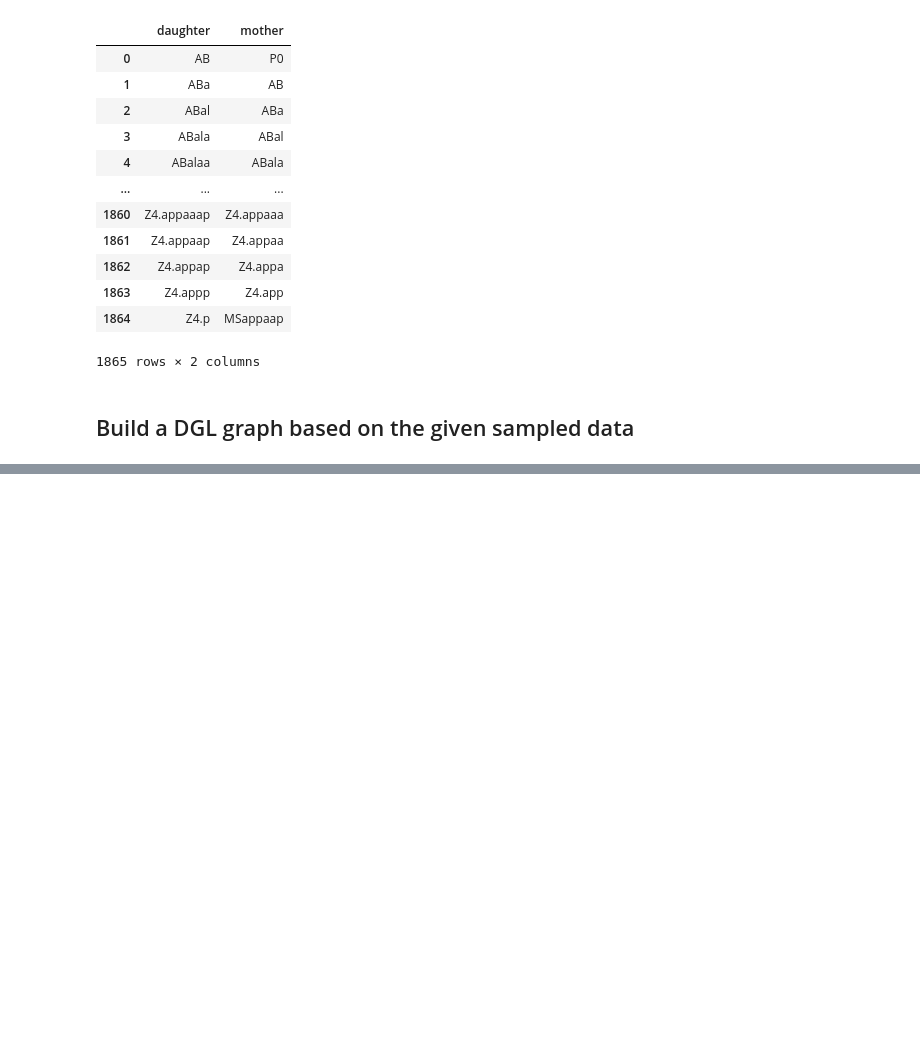
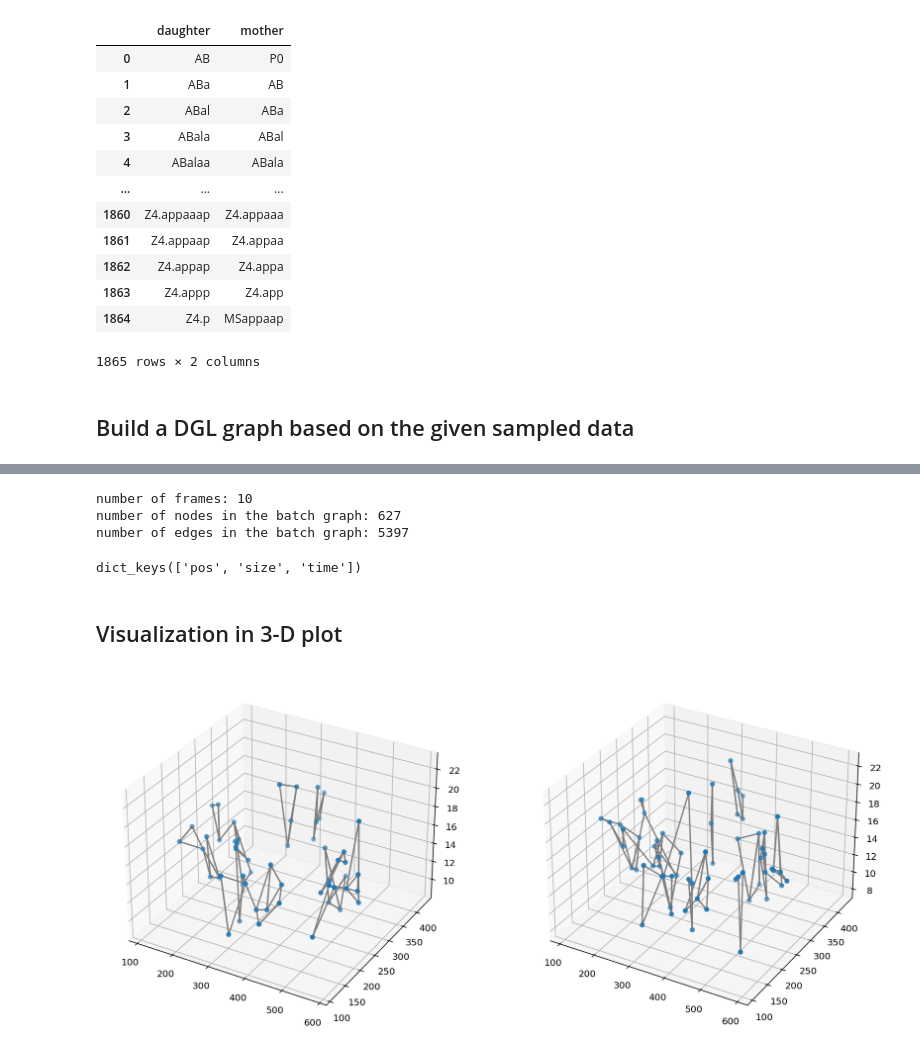
Before and after one commit to LspongebobJH/DevoGraph, a Jupyter notebook: stage_2/stage_2.ipynb, the cells around one changed output, grey strips where cells are left out. Cells and saved outputs as stored; diff of their text form; code cells hidden in the pictures; blank space fills up the shorter version.

Commit message:
visualizing 3-d directed temporal graphs

```diff
--- a/stage_2/stage_2.ipynb
+++ b/stage_2/stage_2.ipynb
@@ -84,0 +88,55 @@ Name: size, Length: 252285, dtype: float64
+# %%
+# load graphs from disk. if there's no existing graphs, download them from url
+datasets = data.CETemporalGraphKNN(
+        time_start=0, time_end=10, knn_k=3,
+        url='https://raw.githubusercontent.com/LspongebobJH/DevoGraph/main/data/CE_raw_data.csv?token=GHSAT0AAAAAABMX6RJRRFC2U5QOCZXHNBVYYVL5Y2A')
+
+# convert the temporal graph datasets into a batch graph with directed links that connect
+# cells across different frames according to the lineage tree given in the second param
+res_g, batch_node_interval = data.to_temporal_directed(datasets, '~/.CEData/CE_lineage_data.csv')
+
+# store the directed temporal graphs into datasets for later convenient operations
+datasets.set_batch_graph(res_g)
+datasets.set_info({'batch_node_interval': batch_node_interval})
+# %%
+print(f"number of frames: {len(datasets)}")
+print(f"number of nodes in the batch graph: {datasets.batch_graph.number_of_nodes()}")
+print(f"number of edges in the batch graph: {datasets.batch_graph.number_of_edges()}")
+# %% [output]
+number of frames: 10
+number of nodes in the batch graph: 627
+number of edges in the batch graph: 5397
+# %%
+# node features
+# pos: 3-D position (x,y,z); size: volumn; time: the timestamp relative to the temporal graph series
+datasets[0].ndata.keys()
+# %% [output]
+dict_keys(['pos', 'size', 'time'])
+# %% [markdown]
+## Visualization in 3-D plot
+# %%
+fig = plt.figure(figsize=(15, 15))
+
+g = datasets[3]
+pos = g.ndata['pos']
+
+ax = fig.add_subplot(121, projection='3d')
+ax.scatter(pos[:, 0], pos[:, 1], pos[:, 2], marker='o')
+edges = np.array(list(zip(g.edges()[0].numpy(), g.edges()[1].numpy())))
+edges_coor = pos[edges].numpy()
+for edge_coor in edges_coor:
+    ax.plot(*edge_coor.T, color='tab:grey')
+
+g = datasets[4]
+pos = g.ndata['pos']
+
+ax = fig.add_subplot(122, projection='3d')
+ax.scatter(pos[:, 0], pos[:, 1], pos[:, 2], marker='o')
+edges = np.array(list(zip(g.edges()[0].numpy(), g.edges()[1].numpy())))
+edges_coor = pos[edges].numpy()
+for edge_coor in edges_coor:
+    ax.plot(*edge_coor.T, color='tab:grey')
+
+# plt.show()
+# %% [output]
+[figure, added]
```
Also changed, not shown: parts of 6 cells of this notebook, 2 other files.
